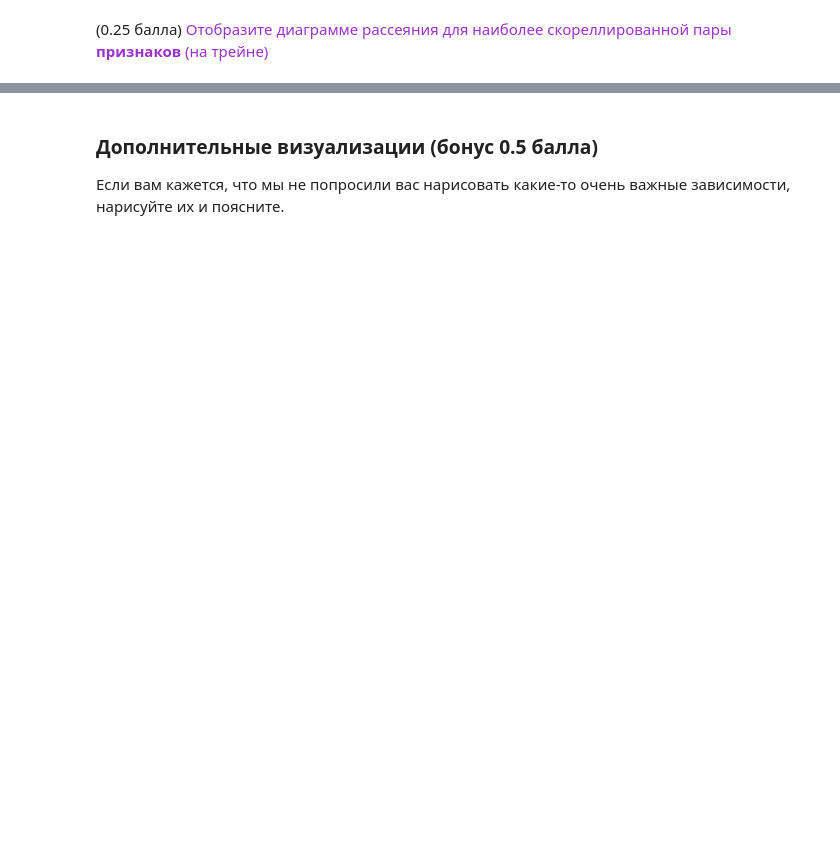
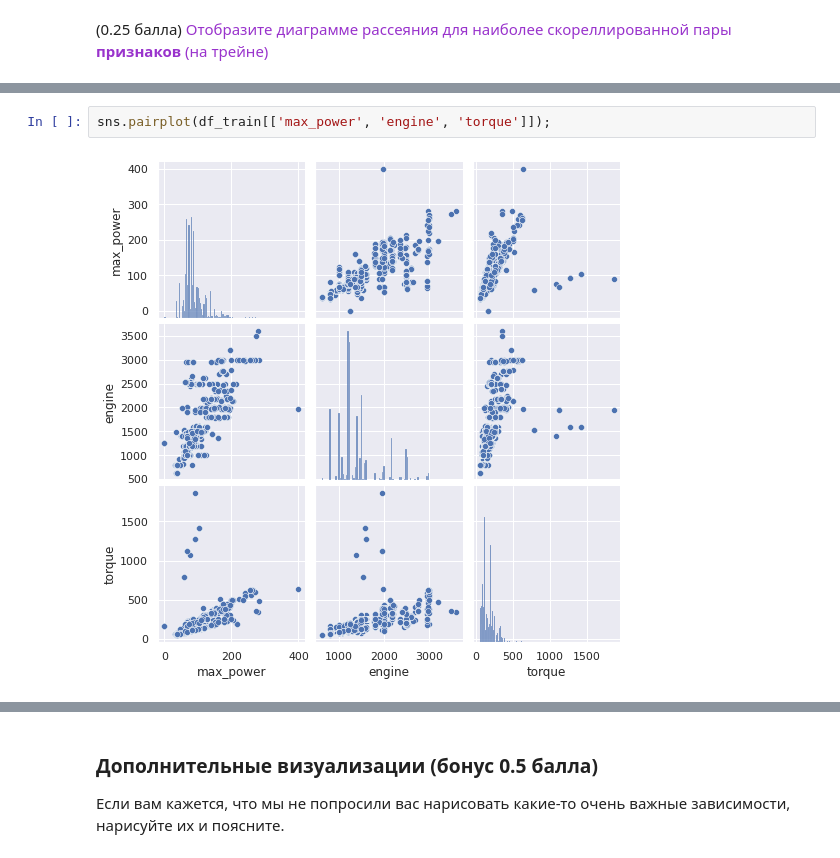
Before and after one commit to Kulikov17/MLDS_ML, a Jupyter notebook: HW1/HW1_Regression_with_inference.ipynb, the cells around one changed output, grey strips where cells are left out. Drawn from its saved outputs; the diff is of its cells as text; blank space fills up the shorter version.

```diff
--- a/HW1/HW1_Regression_with_inference.ipynb
+++ b/HW1/HW1_Regression_with_inference.ipynb
@@ -550,0 +572,4 @@ sns.pairplot(df_train.select_dtypes(exclude=['object']));
+# %%
+sns.pairplot(df_train[['max_power', 'engine', 'torque']]);
+# %% [output]
+[figure, added]
```
Also changed, not shown: parts of 25 cells of this notebook.
